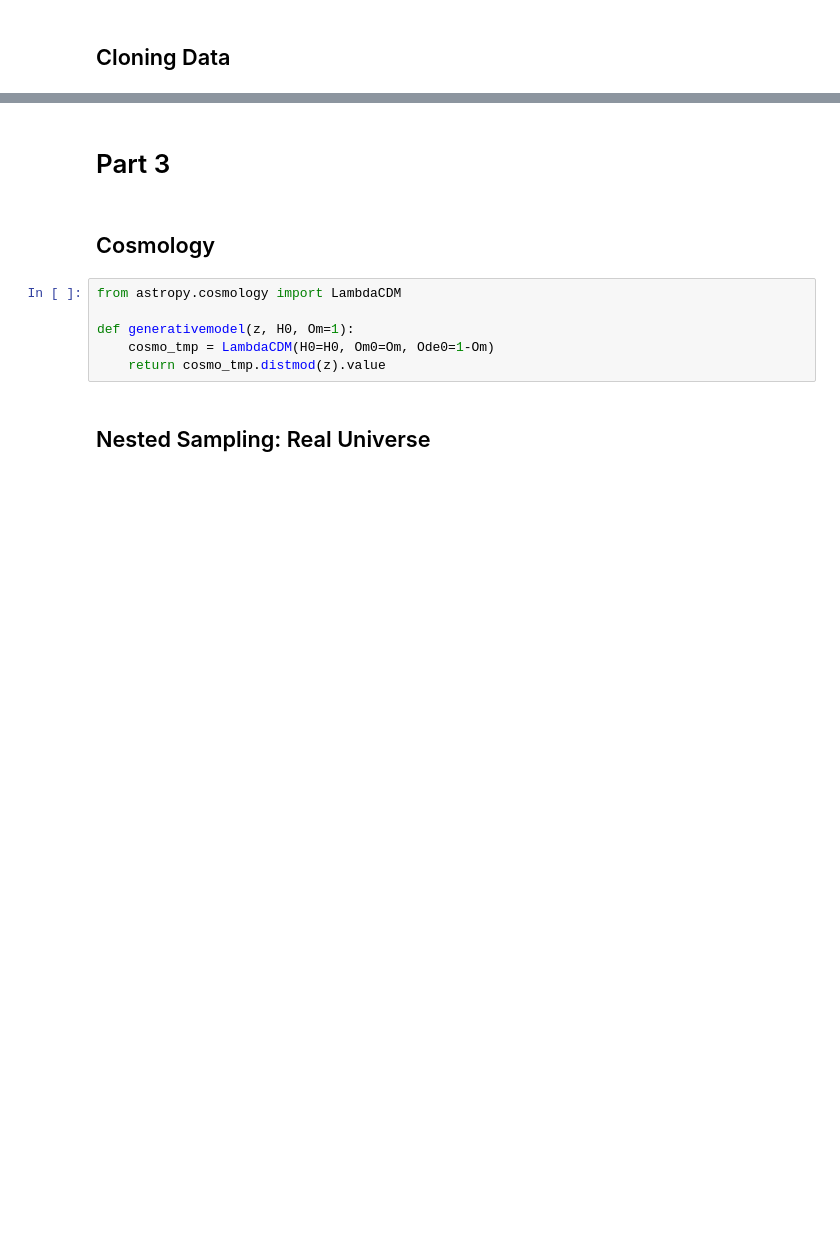
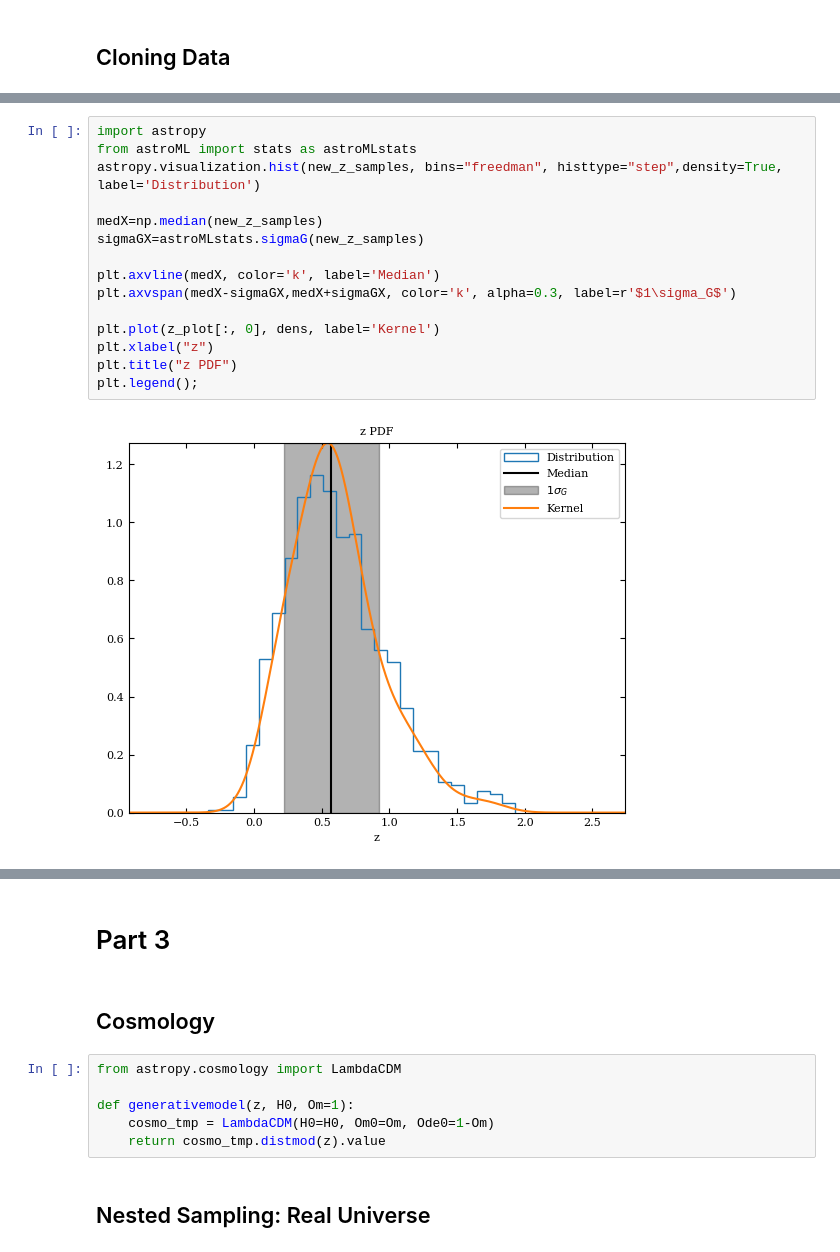
Before and after one commit to matteobosco0203/astrostatistics_bicocca_2026, a Jupyter notebook: working/L17 L18 - SN.ipynb, the cells around one changed output, grey strips where cells are left out. Drawn from its saved outputs; the diff is of its cells as text; blank space fills up the shorter version.

```diff
--- a/working/L17 L18 - SN.ipynb
+++ b/working/L17 L18 - SN.ipynb
@@ -288,0 +339,17 @@ plt.legend(loc='lower right');
+# %%
+import astropy
+from astroML import stats as astroMLstats
+astropy.visualization.hist(new_z_samples, bins="freedman", histtype="step",density=True, label='Distribution')
+
+medX=np.median(new_z_samples)
+sigmaGX=astroMLstats.sigmaG(new_z_samples)
+
+plt.axvline(medX, color='k', label='Median')
+plt.axvspan(medX-sigmaGX,medX+sigmaGX, color='k', alpha=0.3, label=r'$1\sigma_G$')
+
+plt.plot(z_plot[:, 0], dens, label='Kernel')
+plt.xlabel("z")
+plt.title("z PDF")
+plt.legend();
+# %% [output]
+[figure, added]
```
Also changed, not shown: parts of 21 cells of this notebook.
